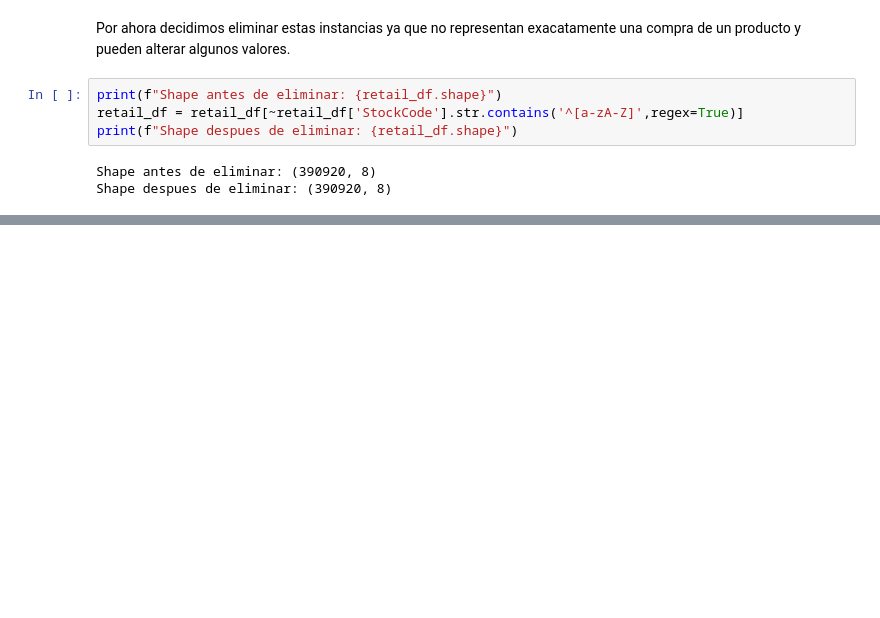
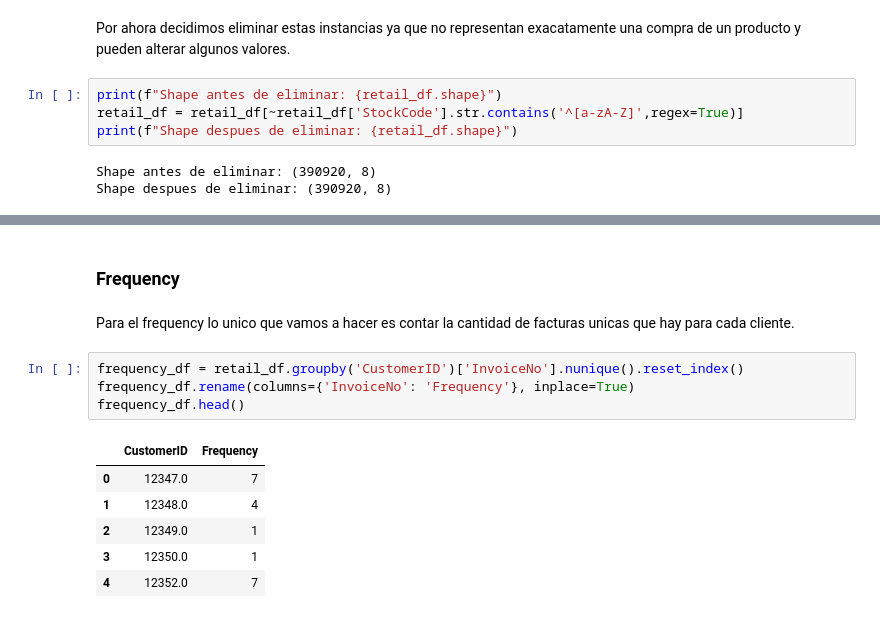
Before and after one commit to PulidoLuciano/RetailClustering, a Jupyter notebook: RetailClustering/notebooks/raw_visualization.ipynb, the cells around one changed output, grey strips where cells are left out. Cells and saved outputs as stored; diff of their text form; blank space fills up the shorter version.

```diff
--- a/RetailClustering/notebooks/raw_visualization.ipynb
+++ b/RetailClustering/notebooks/raw_visualization.ipynb
@@ -466,0 +499,15 @@ Shape despues de eliminar: (390920, 8)
+# %% [markdown]
+### Frequency
+# %% [markdown]
+Para el frequency lo unico que vamos a hacer es contar la cantidad de facturas unicas que hay para cada cliente.
+# %%
+frequency_df = retail_df.groupby('CustomerID')['InvoiceNo'].nunique().reset_index()
+frequency_df.rename(columns={'InvoiceNo': 'Frequency'}, inplace=True)
+frequency_df.head()
+# %% [output]
+|  | CustomerID | Frequency |
+| 0 | 12347.0 | 7 |
+| 1 | 12348.0 | 4 |
+| 2 | 12349.0 | 1 |
+| 3 | 12350.0 | 1 |
+| 4 | 12352.0 | 7 |
```
Also changed, not shown: parts of 14 cells of this notebook.
